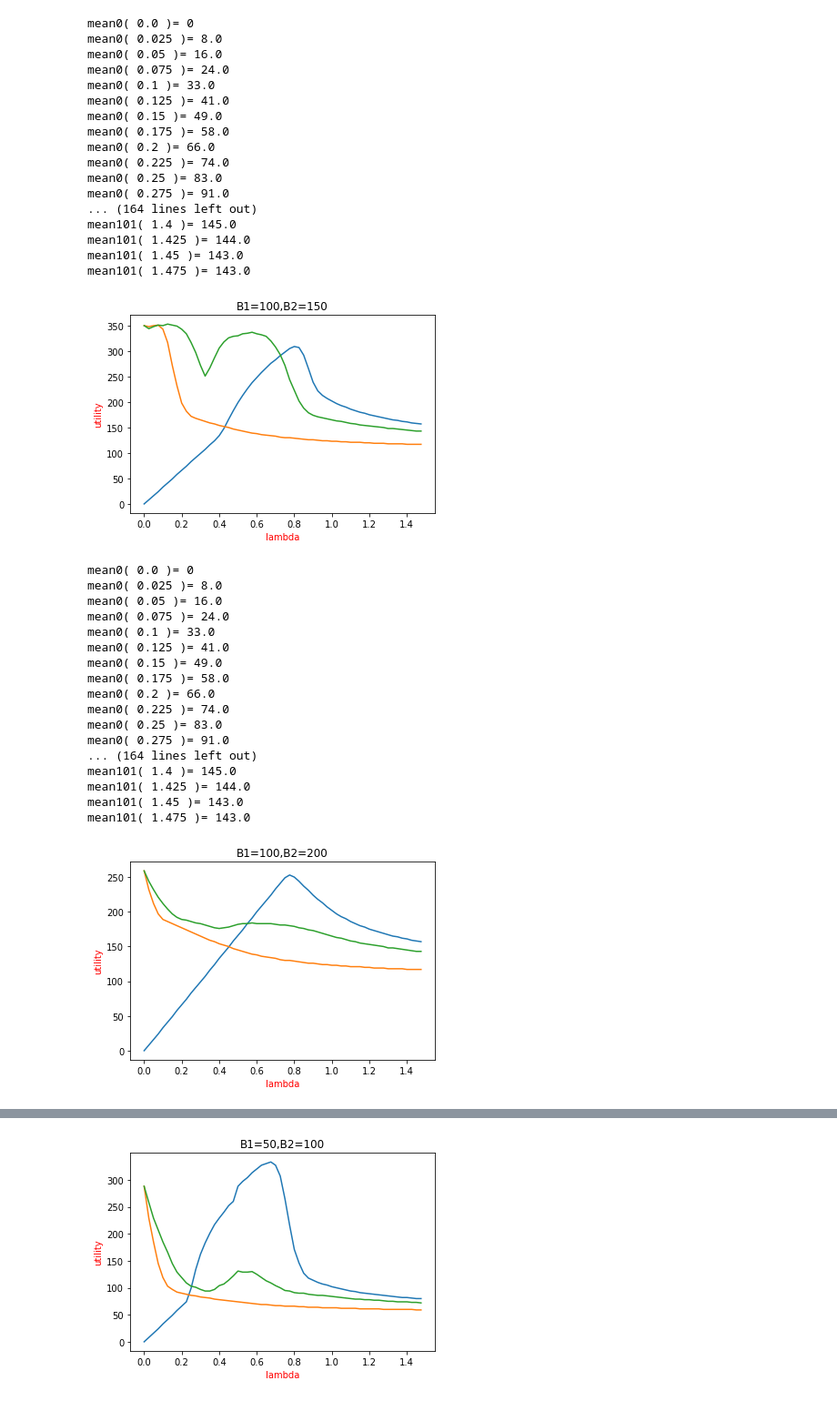
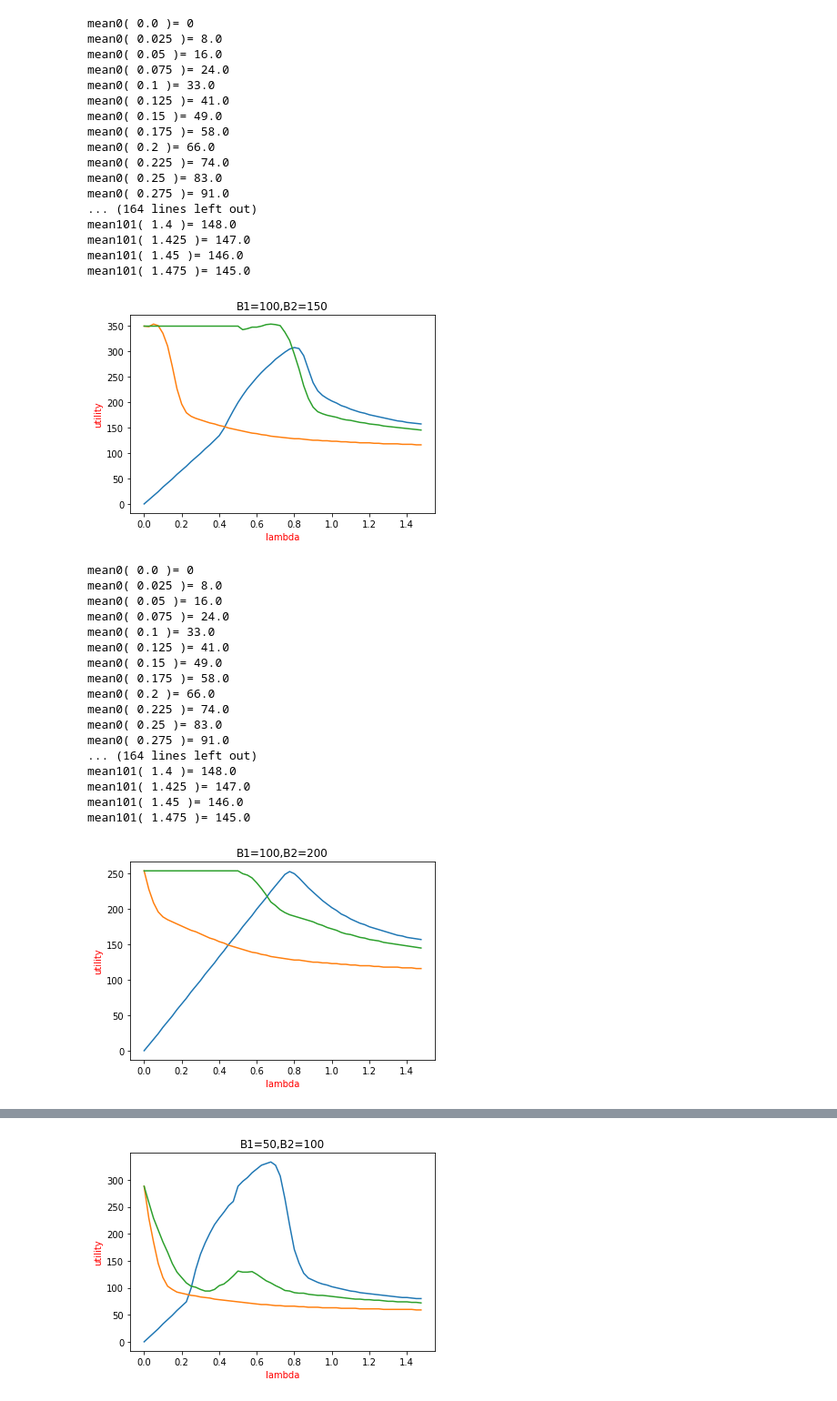
Before and after one commit to hadi1373z/MIGMIG, a Jupyter notebook: Simulation.ipynb, the cells around one changed output, grey strips where cells are left out. Shown at 91% size. Drawn from its saved outputs; the diff is of its cells as text; code cells hidden in the pictures.

```diff
--- a/Simulation.ipynb
+++ b/Simulation.ipynb
@@ -49,6 +49,9 @@ def f2(landa,mu, values):#Bid= v*landa+mu
 # %%
 def f101(landa, values):#Bid= if v*landa>1/3 : v*landa else: (v*landa+1)/2
     return[round(values[i]*landa,3) if values[i]*landa>1/3 else round((values[i]*landa+1)/2,3) for i in range(len(values))]
+# %%
+def f123(landa,values):#Bid= v*landa+mu
+    return[round(max(values[i]*landa,.5),3) for i in range(len(values))]
 # %%
 n = 1000 #Number of auctions in a sample run
 m = 1000 #Number of sample runs
@@ -118,6 +121,22 @@ def mean101(landa0):
 
 
     return (v//m)
+# %%
+def u123(landa0,m):
+    val_1 = [x for x in my_values[m]]
+    s_bids = [x for x in second_bids[m]]
+    return utility(n, val_1, f123(landa0,val_1), s_bids, B1, B2)
+# %%
+def mean123(landa0):
+    v=0
+    for i in range(m):
+        v=v+u123(landa0,i)
+
+
+    print("mean101(",landa0,")=",v//m)
+
+
+    return (v//m)
 # %%
 B1,B2=100,100 #Equal budgets
 
@@ -195,7 +214,7 @@ plt.show()
 B1,B2=100,150 #B1<B2
 revs0 = [mean0(x/40) for x in range(60)]
 revs1 = [mean1(x/40) for x in range(60)]
-revs101 = [mean101(x/40) for x in range(60)]
+revs123 = [mean123(x/40) for x in range(60)]
 # %% [output]
 mean0( 0.0 )= 0
 mean0( 0.025 )= 8.0
@@ -210,14 +229,14 @@ mean0( 0.225 )= 74.0
 mean0( 0.25 )= 83.0
 mean0( 0.275 )= 91.0
 ... (164 lines left out)
-mean101( 1.4 )= 145.0
-mean101( 1.425 )= 144.0
-mean101( 1.45 )= 143.0
-mean101( 1.475 )= 143.0
+mean101( 1.4 )= 148.0
+mean101( 1.425 )= 147.0
+mean101( 1.45 )= 146.0
+mean101( 1.475 )= 145.0
 # %%
 plt.plot(xx,revs0)
 plt.plot(xx,revs1)
-plt.plot(xx,revs101)
+plt.plot(xx,revs123)
 
 plt.title("B1="+str(B1)+",B2="+str(B2))
 plt.xlabel("lambda",color='r')
@@ -225,12 +244,12 @@ plt.ylabel("utility",color='r')
 plt.savefig("algorithm1and2and3,m=1000"+"B1="+str(B1)+",B2="+str(B2))
 plt.show()
 # %% [output]
-[figure, old version]
+[figure, new version]
 # %%
 B1,B2=100,200 #B1<B2
 revs0 = [mean0(x/40) for x in range(60)]
 revs1 = [mean1(x/40) for x in range(60)]
-revs101 = [mean101(x/40) for x in range(60)]
+revs123 = [mean123(x/40) for x in range(60)]
 # %% [output]
 mean0( 0.0 )= 0
 mean0( 0.025 )= 8.0
@@ -245,22 +264,22 @@ mean0( 0.225 )= 74.0
 mean0( 0.25 )= 83.0
 mean0( 0.275 )= 91.0
 ... (164 lines left out)
-mean101( 1.4 )= 145.0
-mean101( 1.425 )= 144.0
-mean101( 1.45 )= 143.0
-mean101( 1.475 )= 143.0
+mean101( 1.4 )= 148.0
+mean101( 1.425 )= 147.0
+mean101( 1.45 )= 146.0
+mean101( 1.475 )= 145.0
 # %%
 plt.plot(xx,revs0)
 plt.plot(xx,revs1)
-plt.plot(xx,revs101)
+plt.plot(xx,revs123)
 
 plt.title("B1="+str(B1)+",B2="+str(B2))
 plt.xlabel("lambda",color='r')
 plt.ylabel("utility",color='r')
 plt.savefig("algorithm1and2and3,m=1000"+"B1="+str(B1)+",B2="+str(B2))
 plt.show()
 # %% [output]
-[figure, old version]
+[figure, new version]
 # %%
 B1,B2=100,300 #B1<B2
 revs0 = [mean0(x/40) for x in range(60)]
```
Also changed, not shown: parts of 11 cells of this notebook.
